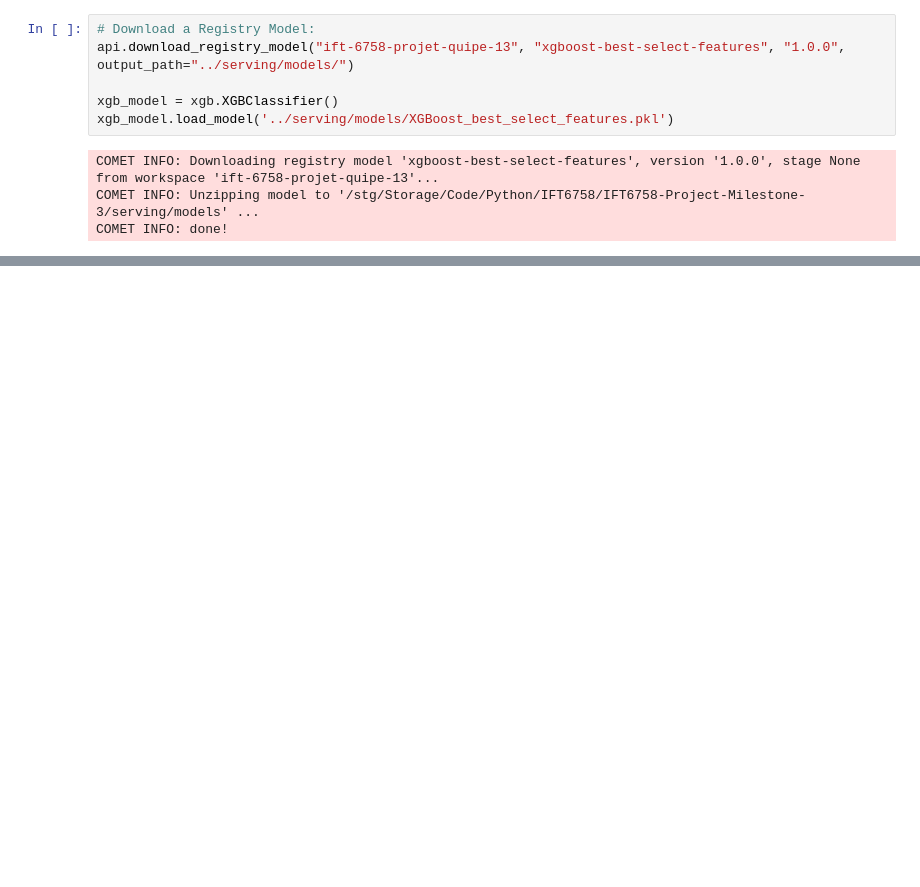
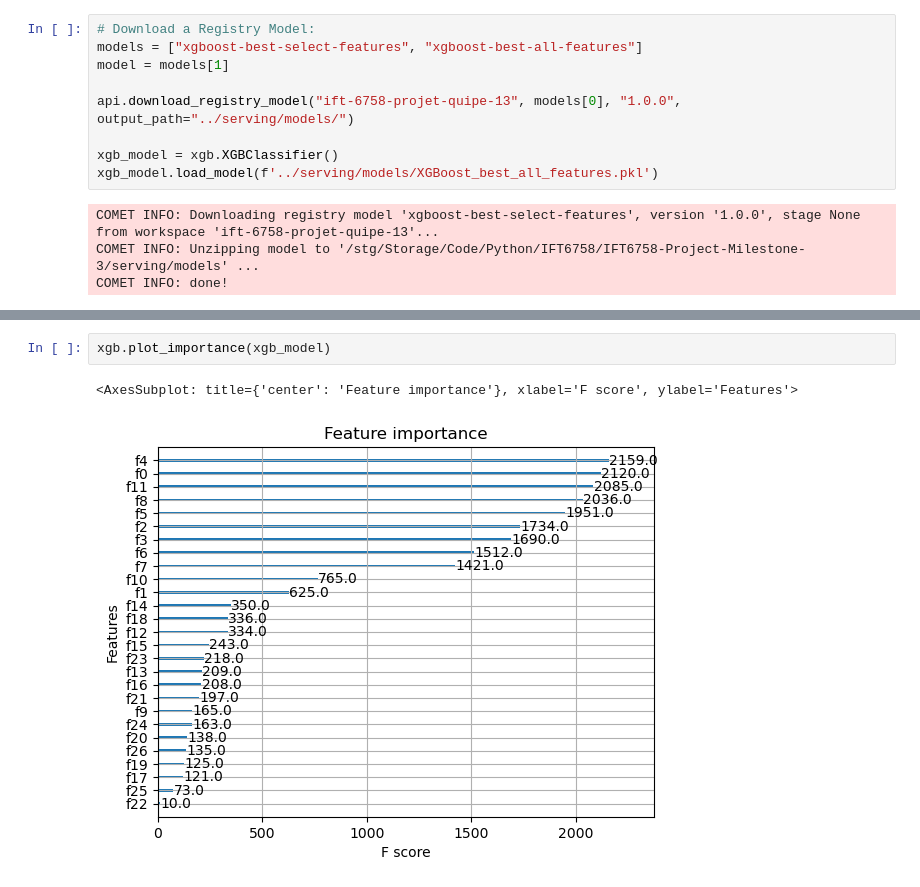
Before and after one commit to Hazot/Hockey-Score-Prediction-Tool, a Jupyter notebook: notebooks/dev_gameclient.ipynb, the cells around one changed output, grey strips where cells are left out. Drawn from its saved outputs; the diff is of its cells as text; blank space fills up the shorter version.

```diff
--- a/notebooks/dev_gameclient.ipynb
+++ b/notebooks/dev_gameclient.ipynb
@@ -22,10 +31,13 @@ api = API(os.environ["COMET_ML"])
 # experiment = api.get("ift-6758-projet-quipe-13/xgboost-models/XGBoost_best_select_features")
 # %%
 # Download a Registry Model:
-api.download_registry_model("ift-6758-projet-quipe-13", "xgboost-best-select-features", "1.0.0", output_path="../serving/models/")
+models = ["xgboost-best-select-features", "xgboost-best-all-features"]
+model = models[1]
+
+api.download_registry_model("ift-6758-projet-quipe-13", models[0], "1.0.0", output_path="../serving/models/")
 
 xgb_model = xgb.XGBClassifier()
-xgb_model.load_model('../serving/models/XGBoost_best_select_features.pkl')
+xgb_model.load_model(f'../serving/models/XGBoost_best_all_features.pkl')
 # %% [output]
 COMET INFO: Downloading registry model 'xgboost-best-select-features', version '1.0.0', stage None from workspace 'ift-6758-projet-quipe-13'...
 COMET INFO: Unzipping model to '/stg/Storage/Code/Python/IFT6758/IFT6758-Project-Milestone-3/serving/models' ...
@@ -54,0 +87,5 @@ array([[0.9791035 , 0.02089647],
+# %%
+xgb.plot_importance(xgb_model)
+# %% [output]
+<AxesSubplot: title={'center': 'Feature importance'}, xlabel='F score', ylabel='Features'>
+[figure, added]
```
Also changed, not shown: parts of 6 cells of this notebook.
